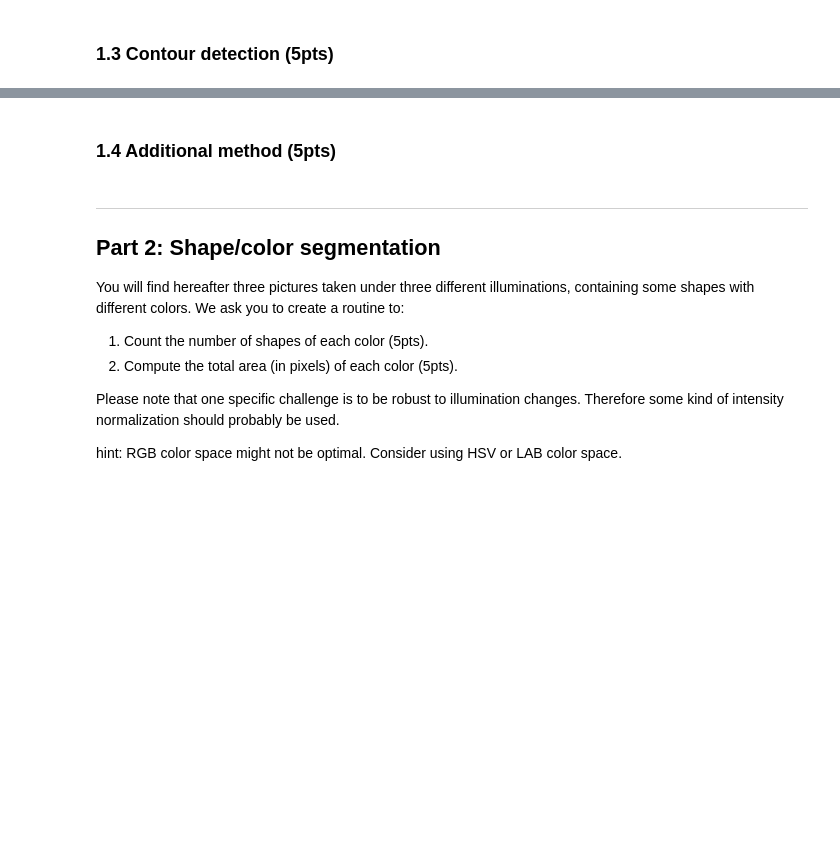
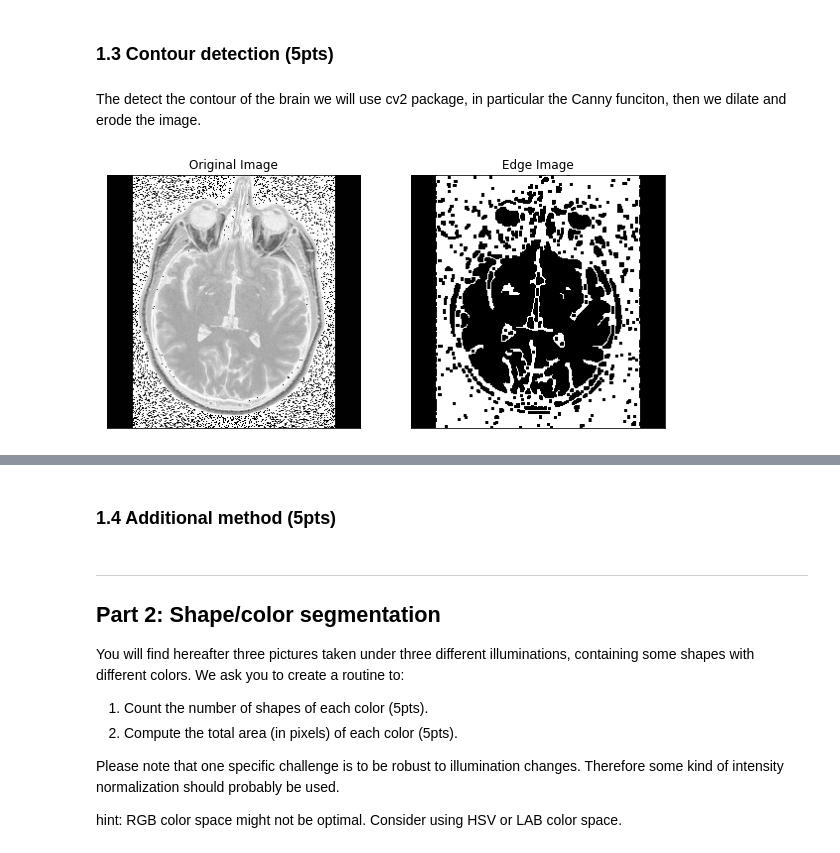
Before and after one commit to warhuus/iapr-2022, a Jupyter notebook: lab_01_segmentation.ipynb, the cells around one changed output, grey strips where cells are left out. Cells and saved outputs as stored; diff of their text form; code cells hidden in the pictures; blank space fills up the shorter version.

```diff
--- a/lab_01_segmentation.ipynb
+++ b/lab_01_segmentation.ipynb
@@ -189,0 +88,29 @@ The total number of pixels is: 15354.
+# %% [markdown]
+The detect the contour of the brain we will use cv2 package, in particular the Canny funciton, then we dilate and erode the image.
+# %%
+# Add your implementation and discussion
+import numpy as np
+import cv2 as cv
+from matplotlib import pyplot as plt
+
+# image = cv.GaussianBlur(brain_im, (7, 7), 0)          # Add a gaussian filter to filter out noise
+image = 1 - brain_im
+edges = cv.Canny(image,70,170)                    # perform edge detection, then perform a dilation + erosion to
+edges = cv.dilate(edges, None, iterations=1)          # close gaps in between object edges
+edges = cv.erode(edges, None, iterations=1)
+
+fig, ax = plt.subplots(1, 2, figsize=(10, 10))
+ax[0].imshow(image,cmap = 'gray')
+ax[0].set_title('Original Image')
+ax[0].set_xticks([])
+ax[0].set_yticks([])
+ax[1].imshow(edges ,cmap = 'gray')
+ax[1].set_title('Edge Image')
+ax[1].set_xticks([])
+ax[1].set_yticks([])
+plt.show()
+
+edges_r = edges - 1    #convert in order to have white background
+contours, hierarchy = cv.findContours(edges.copy(), cv.RETR_TREE, cv.CHAIN_APPROX_SIMPLE)
+# %% [output]
+[figure, added]
```
Also changed, not shown: parts of 25 cells of this notebook.
